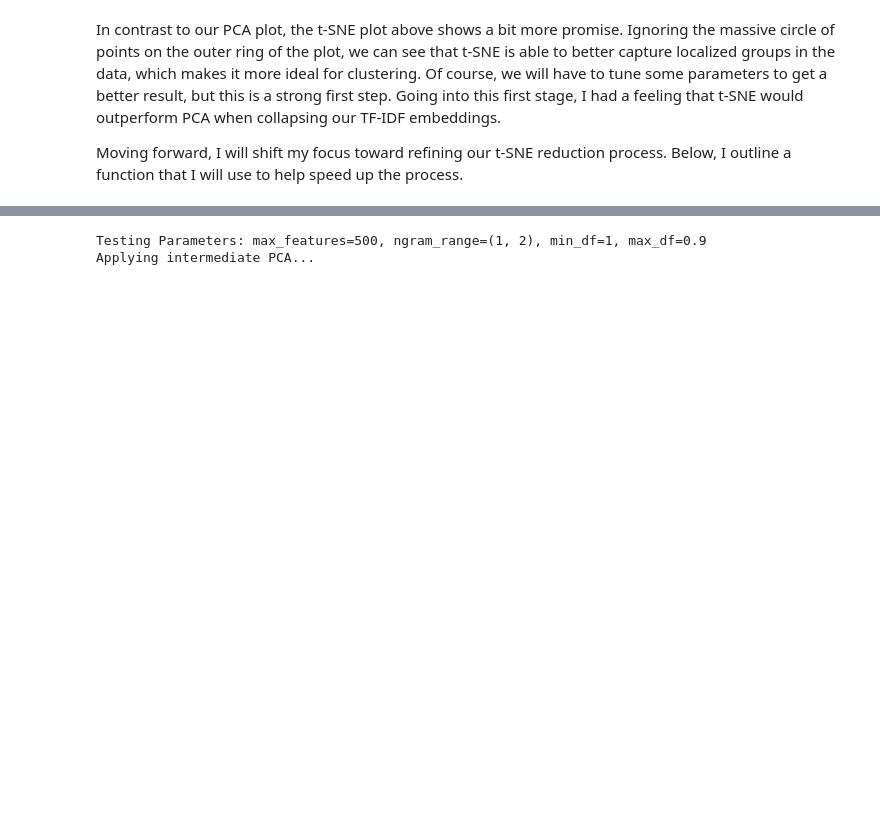
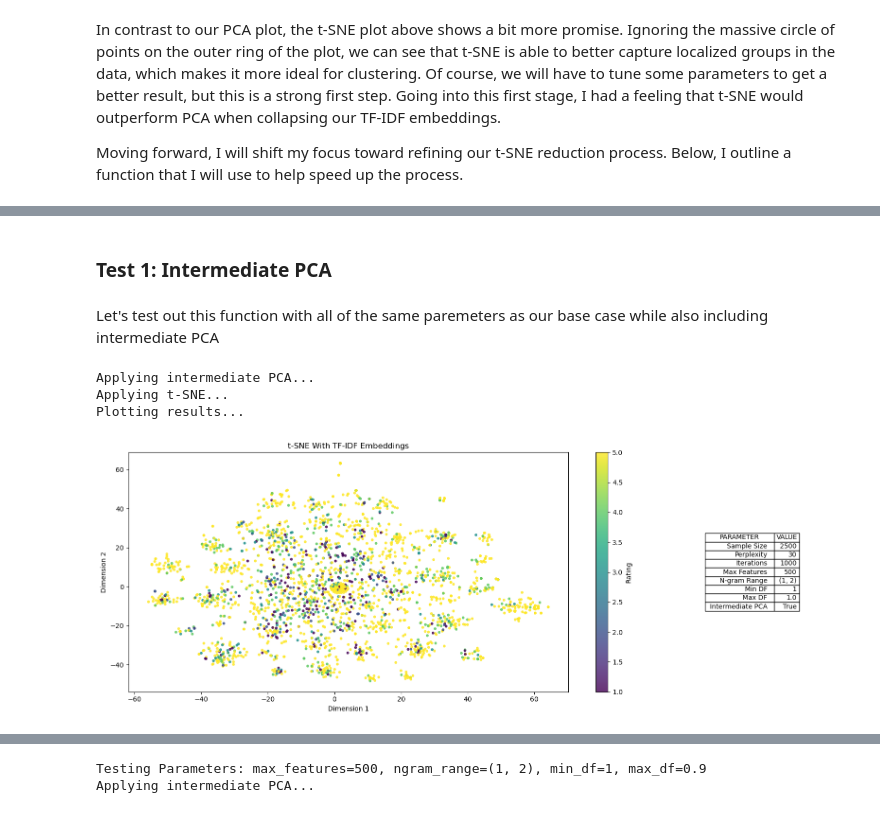
Before and after one commit to sm110101/portfolio_site, a Jupyter notebook: technical-details/unsupervised-learning/main.ipynb, the cells around one changed output, grey strips where cells are left out. Cells and saved outputs as stored; diff of their text form; code cells hidden in the pictures; blank space fills up the shorter version.

Commit message:
Updated LLM usage log, finished inital draft of dimension reduction section in unsupervised learning page, updated refereces.bib

```diff
--- a/technical-details/unsupervised-learning/main.ipynb
+++ b/technical-details/unsupervised-learning/main.ipynb
@@ -205,0 +209,36 @@ Below, I define the following functions:
+# %%
+def plot_embeddings(data, title, labels=None, params=None):
+    """
+    This function creates a scatterplot of t-SNE reduced, TF-IDF embedded text data
+
+    'data': np.array object (2D). contains our t-SNE output
+    'title': the name for our plot
+    'labels': the condition we use to color our points (column in the data set)
+    'params': is a dictionary that we define in redude_and_visualize() containing all of the parameters that we used
+              in this function, it is used to plot them in a table next to our visualization.
+    """
+
+    # Initializing figure
+    # plt.figure(figsize=(10,6))
+    fig, ax = plt.subplots(1, 2, figsize=(16,6), gridspec_kw={"width_ratios": [3, 1]})
+    scatter = ax[0].scatter(data[:, 0], data[:, 1], # First and second axes produced by t-SNE
+                          c = labels, # Fill condition (if any)
+                          cmap = "viridis", # color scale
+                          s = 10, # Size of points
+                          alpha = 0.8) # Opacity of points
+    ax[0].set_title(title)
+    ax[0].set_xlabel("Dimension 1")
+    ax[0].set_ylabel("Dimension 2")
+    fig.colorbar(scatter, ax=ax[0], label = "Rating")
+
+    # Handling params table
+    if params:
+        param_table = pd.DataFrame(list(params.items()), columns=["PARAMETER", "VALUE"])
+        ax[1].axis("off")
+        table = ax[1].table(cellText=param_table.values, colLabels=param_table.columns, loc="center")
+        table.auto_set_font_size(False)
+        table.set_fontsize(10)
+        table.auto_set_column_width(col=list(range(len(param_table.columns))))
+
+    plt.tight_layout()
+    plt.show()
@@ -205,0 +347,12 @@ Below, I define the following functions:
+# %% [markdown]
+### Test 1: Intermediate PCA
+# %% [markdown]
+Let's test out this function with all of the same paremeters as our base case while also including intermediate PCA
+# %%
+# Testing out this code
+reduce_and_visualize(reviews)
+# %% [output]
+Applying intermediate PCA...
+Applying t-SNE...
+Plotting results...
+[figure, added]
```
Also changed, not shown: parts of 31 cells of this notebook, 33 other files.
